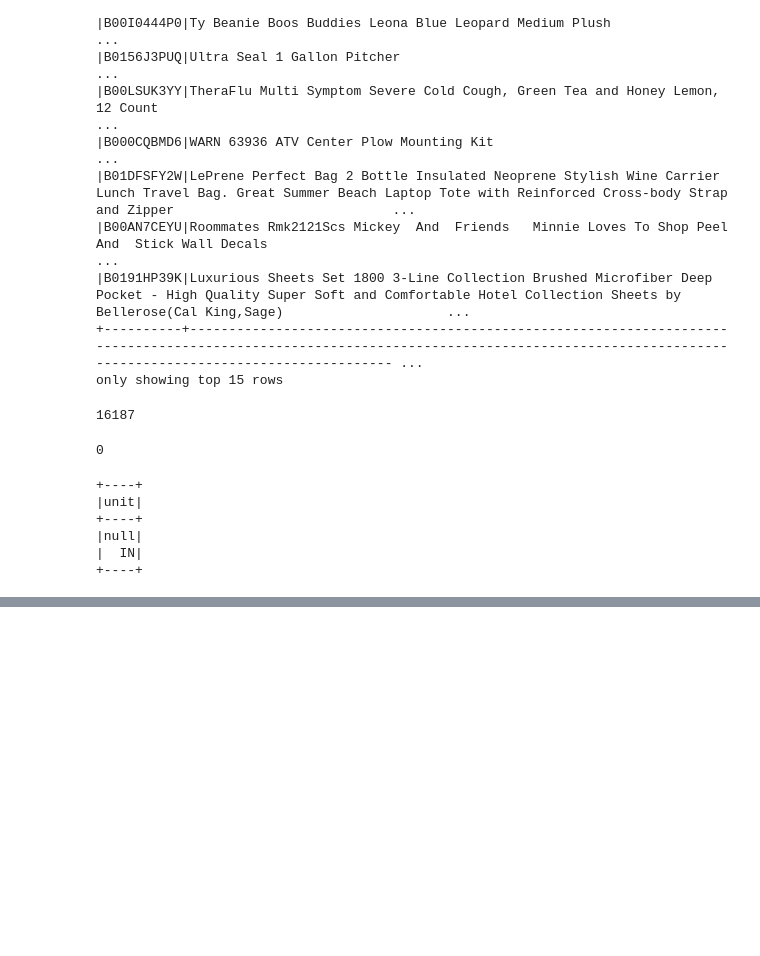
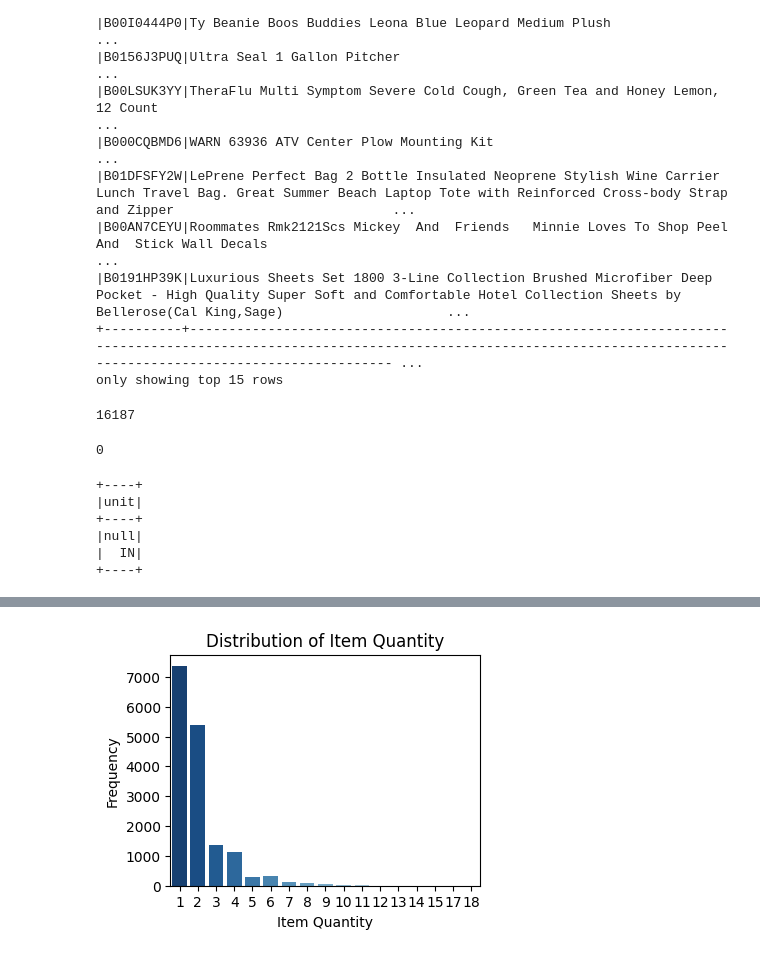
Before and after one commit to nov05/udacity-nd009t-capstone-starter, a Jupyter notebook: docker_workspace/aft-vbi-pds.ipynb, the cells around one changed output, grey strips where cells are left out. Saved outputs shown, nothing was run; the diff lists cells and outputs as text; code cells hidden in the pictures; blank space fills up the shorter version.

```diff
--- a/docker_workspace/aft-vbi-pds.ipynb
+++ b/docker_workspace/aft-vbi-pds.ipynb
@@ -130,17 +130,18 @@ df_exploded.select("fcsku_data.height.unit").distinct().show()
 +----+
 # %%
 from pyspark.sql import functions as F
-
 # Group by 'asin' and aggregate the 'quantity' column
 df_quantity = df_exploded.groupBy("fcsku_data.asin").agg(
-    F.first("fcsku_data.name").alias("name"),               # Keep the first occurrence of 'name'
-    F.first("fcsku_data.normalizedname").alias("normalized_name"),  # Rename 'normalizedname' to 'normalized_name'
-    F.sum("fcsku_data.quantity").alias("total_quantity"),    # Sum the 'quantity' for each asin
-    F.first("fcsku_data.height").alias("height"),            # Keep first occurrence of 'height'
-    F.first("fcsku_data.length").alias("length"),            # Keep first occurrence of 'length'
-    F.first("fcsku_data.width").alias("width"),              # Keep first occurrence of 'width'
-    F.first("fcsku_data.weight").alias("weight")             # Keep first occurrence of 'weight'
+    F.sum("fcsku_data.quantity").alias("total_quantity"),   # Sum the 'quantity' for each asin
+    F.first("fcsku_data.height.value").alias("height_value"),  # Keep the first occurrence
+    F.first("fcsku_data.height.unit").alias("height_unit"),
+    F.first("fcsku_data.length.value").alias("length_value"),
+    F.first("fcsku_data.length.unit").alias("length_unit"),
+    F.first("fcsku_data.width.value").alias("width_value"),
+    F.first("fcsku_data.width.unit").alias("width_unit"),
+    F.first("fcsku_data.weight.value").alias("weight_value"),
+    F.first("fcsku_data.weight.unit").alias("weight_unit"),
+    F.first("fcsku_data.name").alias("name"),
+    F.first("fcsku_data.normalizedname").alias("normalized_name")  # Rename 'normalizedname' to 'normalized_name'
 )
-
-# Show the result
-aggregated_df.show(truncate=False)
+df_quantity.show(15, truncate=False)
@@ -146,0 +169,15 @@ aggregated_df.show(truncate=False)
+# %%
+import seaborn as sns
+import matplotlib.pyplot as plt
+df_total_quantity = df_quantity.select("total_quantity").toPandas()
+plt.figure(figsize=(4, 3))
+unique_values = sorted(df_total_quantity['total_quantity'].unique())
+colors = sns.color_palette("Blues_r", len(unique_values))
+# Plot the distribution of expected_quantity using seaborn
+sns.countplot(x=df_total_quantity['total_quantity'], palette=colors)
+plt.title("Distribution of Item Quantity")
+plt.xlabel("Item Quantity")
+plt.ylabel("Frequency")
+plt.show()
+# %% [output]
+[figure, added]
```
Also changed, not shown: parts of 2 cells of this notebook, 1 other file.
